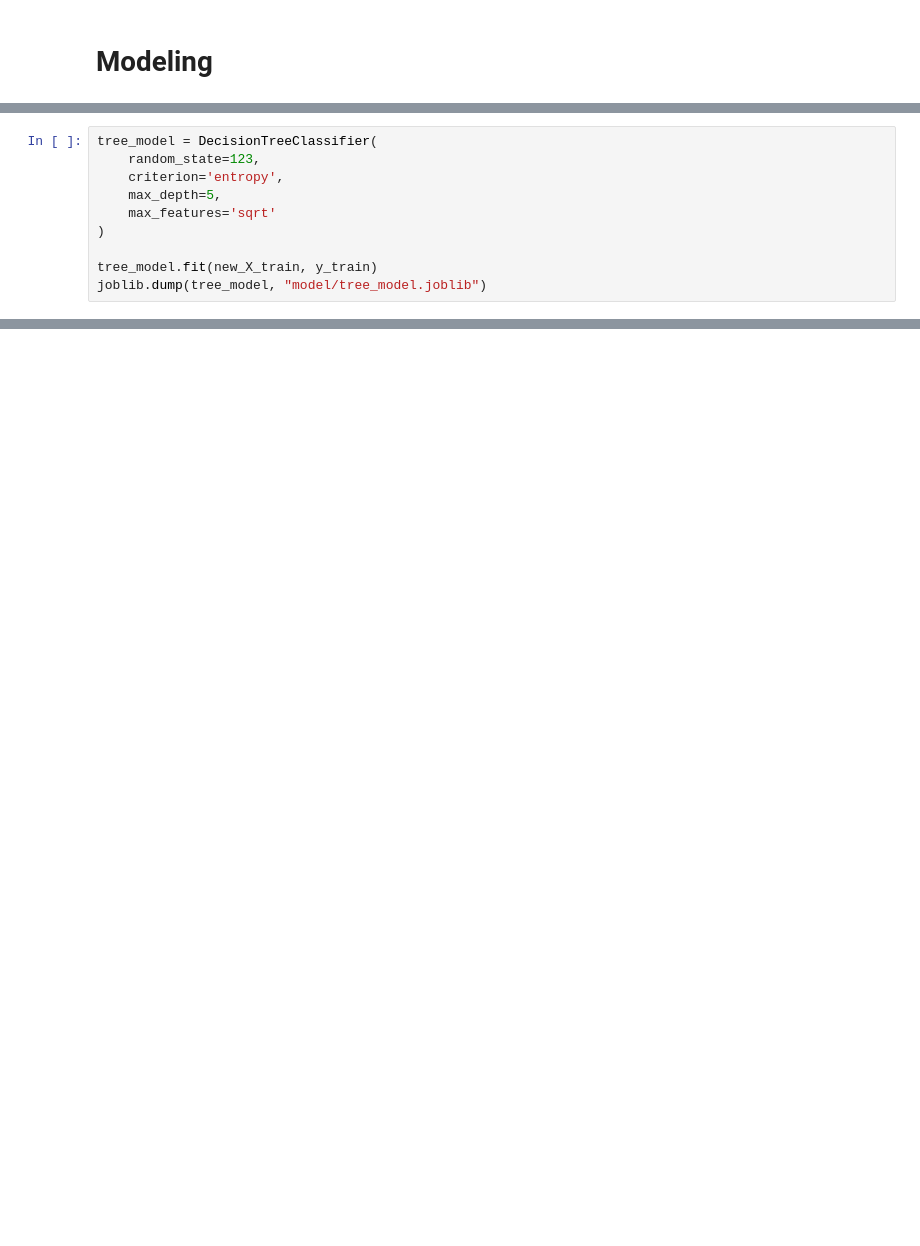
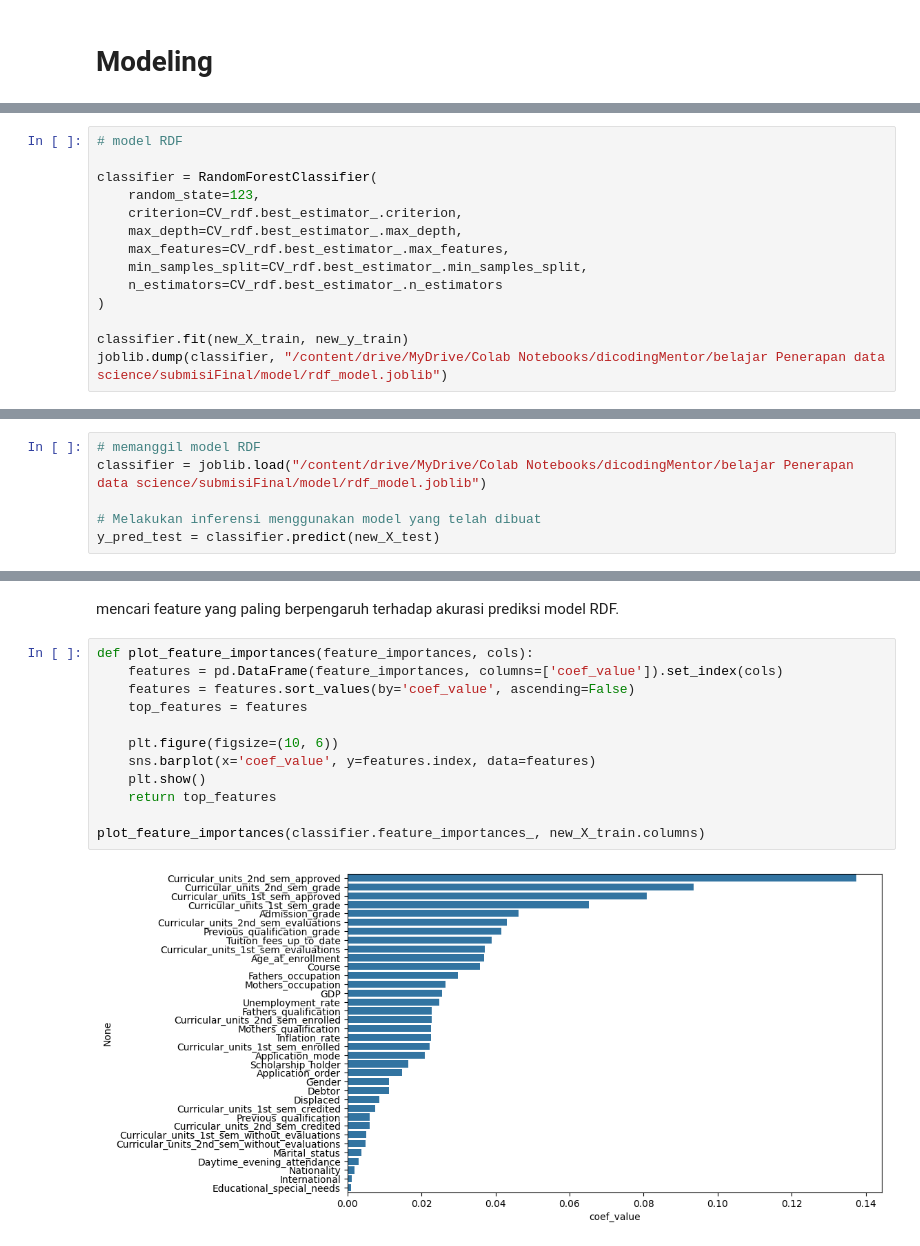
Before and after one commit to ImamSyabana/penerapan_DataScience_final, a Jupyter notebook: Final_submisi_penerapan_dataScience.ipynb, the cells around one changed output, grey strips where cells are left out. Saved outputs shown, nothing was run; the diff lists cells and outputs as text; blank space fills up the shorter version.

```diff
--- a/Final_submisi_penerapan_dataScience.ipynb
+++ b/Final_submisi_penerapan_dataScience.ipynb
@@ -718,10 +437,0 @@ best parameters:  {'criterion': 'entropy', 'max_depth': 5, 'max_features': 'sqrt
-# %%
-tree_model = DecisionTreeClassifier(
-    random_state=123,
-    criterion='entropy',
-    max_depth=5,
-    max_features='sqrt'
-)
-
-tree_model.fit(new_X_train, y_train)
-joblib.dump(tree_model, "model/tree_model.joblib")
@@ -880,0 +478,14 @@ zipp==3.20.2
+# %%
+# model RDF
+
+classifier = RandomForestClassifier(
+    random_state=123,
+    criterion=CV_rdf.best_estimator_.criterion,
+    max_depth=CV_rdf.best_estimator_.max_depth,
+    max_features=CV_rdf.best_estimator_.max_features,
+    min_samples_split=CV_rdf.best_estimator_.min_samples_split,
+    n_estimators=CV_rdf.best_estimator_.n_estimators
+)
+
+classifier.fit(new_X_train, new_y_train)
+joblib.dump(classifier, "/content/drive/MyDrive/Colab Notebooks/dicodingMentor/belajar Penerapan data science/submisiFinal/model/rdf_model.joblib")
@@ -880,0 +517,6 @@ zipp==3.20.2
+# %%
+# memanggil model RDF
+classifier = joblib.load("/content/drive/MyDrive/Colab Notebooks/dicodingMentor/belajar Penerapan data science/submisiFinal/model/rdf_model.joblib")
+
+# Melakukan inferensi menggunakan model yang telah dibuat
+y_pred_test = classifier.predict(new_X_test)
@@ -880,0 +559,16 @@ zipp==3.20.2
+# %% [markdown]
+mencari feature yang paling berpengaruh terhadap akurasi prediksi model RDF.
+# %%
+def plot_feature_importances(feature_importances, cols):
+    features = pd.DataFrame(feature_importances, columns=['coef_value']).set_index(cols)
+    features = features.sort_values(by='coef_value', ascending=False)
+    top_features = features
+
+    plt.figure(figsize=(10, 6))
+    sns.barplot(x='coef_value', y=features.index, data=features)
+    plt.show()
+    return top_features
+
+plot_feature_importances(classifier.feature_importances_, new_X_train.columns)
+# %% [output]
+[figure, added]
```
Also changed, not shown: parts of 138 cells of this notebook.
